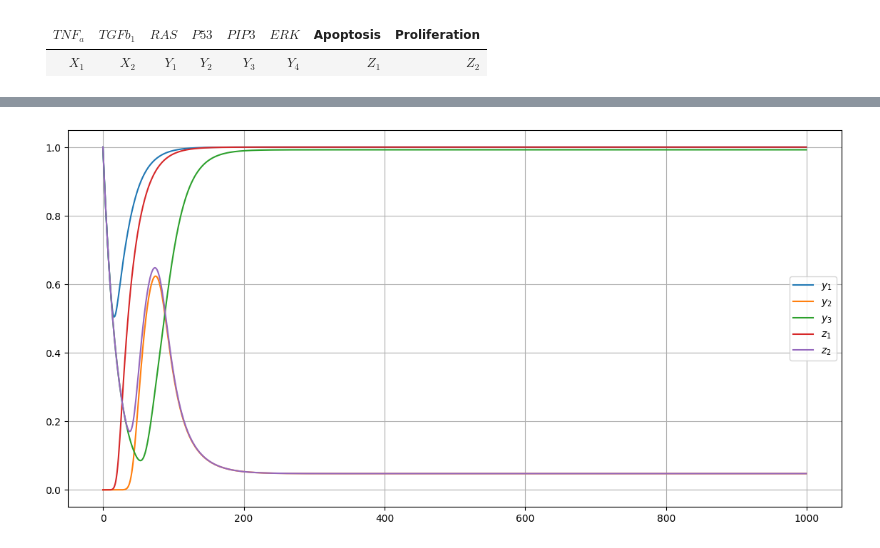
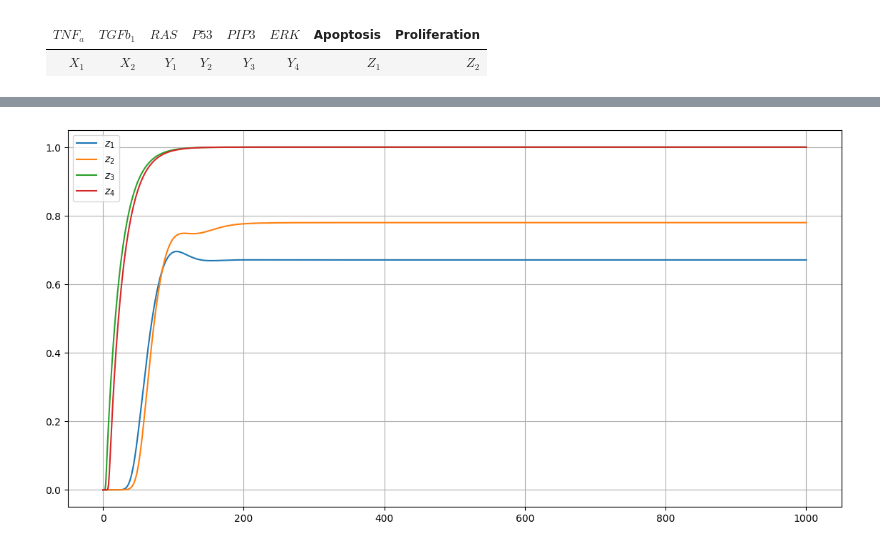
Before and after one commit to joshbrx/biomath_model, a Jupyter notebook: Stellate_N_cancer_cells.ipynb, the cells around one changed output, grey strips where cells are left out. Cells and saved outputs as stored; diff of their text form; code cells hidden in the pictures.

```diff
--- a/Stellate_N_cancer_cells.ipynb
+++ b/Stellate_N_cancer_cells.ipynb
@@ -65,7 +89,7 @@ def RK_solver(S0, t):
         K[3] = dt * dS(S[i] + K[2]  , i)
         for d in range(dims):
             S[i+1, d] = S[i, d] + (K[0,d]+2*K[1,d]+2*K[2,d]+K[3,d])/6
-    S = S[0:-1,:]
+    # S = S[0:-1,:]
     return S
 # %%
 # parámetros
@@ -75,19 +99,20 @@ e = [2.7, 2.4, 0.85, 0.43, 1.5]
 start=0; step=0.05; num=1000
 t = np.arange(0,num)*step+start
 # %%
-S0 = np.array([0,0,0,0,0,  1,  0,  1,  0,  1])      # (Ry1, Ry2, Ry3, Ry4, Rz2, y1, y2, y3, y4, z2)
-omega = 1/9.715; X1, X2 = np.cos(t*omega)**2, np.ones(num)            # omega_max = 7.715
-labels = ["$y_1$", "$y_2$", "$y_3$", "$z_1$", "$z_2$"]
+S0 = np.concatenate([np.zeros(4*3), np.array([1, 0, 1, 1]), np.array([1, 1, 1, 0]), np.zeros(4)])      # R, Y, C, Z
+# omega = 1/5.715; X1, X2 = np.cos(t*omega)**2, np.sin(t*omega)**2            # omega_max = 7.715
+X1, X2 = np.ones(num + 20), np.ones(num)
+labels = ["$z_1$", "$z_2$", "$z_3$", "$z_4$"]
 
 Pip = RK_solver(S0, t)
 plt.figure(figsize=(14,7), dpi=100)
-for i in range(len(Pip[0])-5):
-    plt.plot(Pip[:,i+5], label=labels[i])
+for i in range(len(Pip[0])-20):
+    plt.plot(Pip[:,i+20], label=labels[i])
 # for i in range(len(Pip[0])-8):             plt.plot(Pip[:,i+8], label=labels[i+3])
 # plt.plot(X1)
 plt.legend(); plt.grid(); plt.show()
 # %% [output]
-[figure, old version]
+[figure, new version]
 # %%
 Pip[-1,:]
 # %% [output]
```
Also changed, not shown: parts of 3 cells of this notebook.
